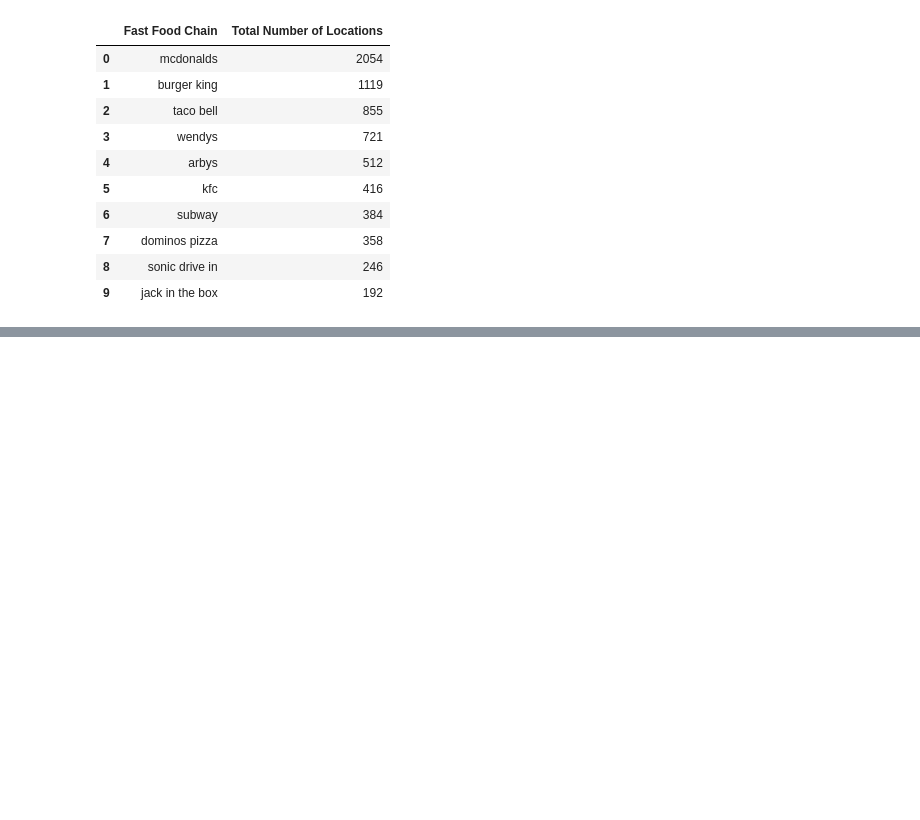
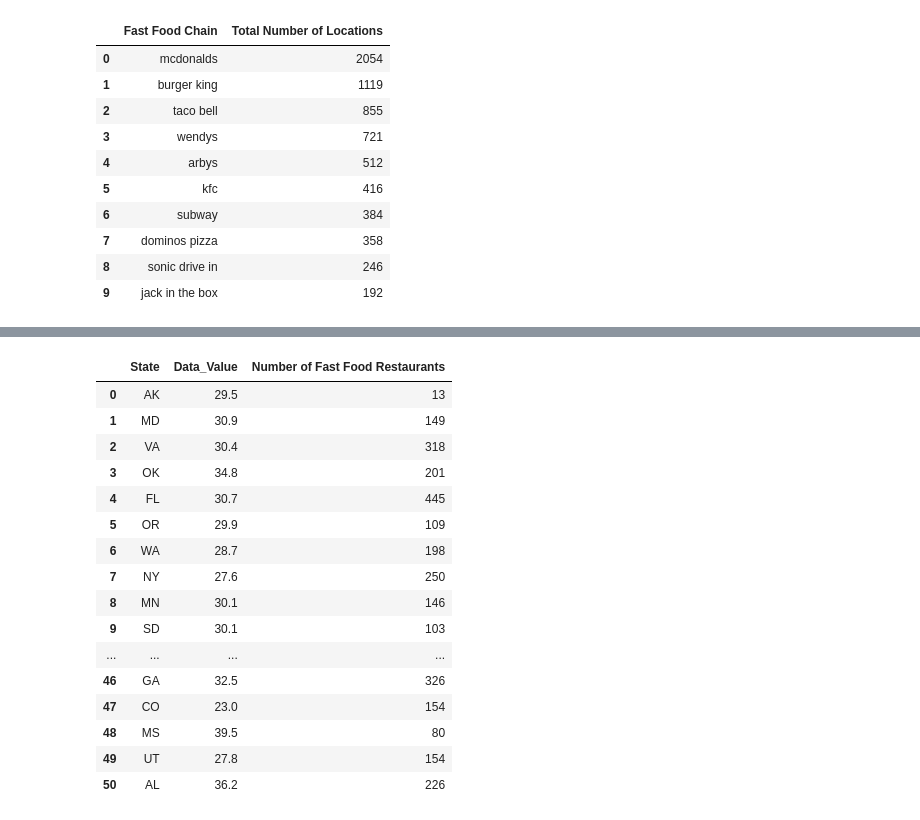
Before and after one commit to atpappa/Project1, a Jupyter notebook: DataExploration/FastFood.ipynb, the cells around one changed output, grey strips where cells are left out. Saved outputs shown, nothing was run; the diff lists cells and outputs as text; code cells hidden in the pictures; blank space fills up the shorter version.

```diff
--- a/DataExploration/FastFood.ipynb
+++ b/DataExploration/FastFood.ipynb
@@ -315,0 +391,3 @@ plt.show()
+# %%
+obesity_state = filter5_data[["LocationAbbr", "Data_Value"]]
+obesity_state
@@ -315,0 +412,4 @@ plt.show()
+# %%
+# rename columns
+obesity_state = obesity_state.rename(columns={"LocationAbbr": "State"})
+obesity_state.head()
@@ -315,0 +461,22 @@ plt.show()
+# %%
+# Merging data frames
+grouped_data = pd.merge(obesity_state, food_states, on="State", how="inner")
+grouped_data
+# %% [output]
+|  | State | Data_Value | Number of Fast Food Restaurants |
+| 0 | AK | 29.5 | 13 |
+| 1 | MD | 30.9 | 149 |
+| 2 | VA | 30.4 | 318 |
+| 3 | OK | 34.8 | 201 |
+| 4 | FL | 30.7 | 445 |
+| 5 | OR | 29.9 | 109 |
+| 6 | WA | 28.7 | 198 |
+| 7 | NY | 27.6 | 250 |
+| 8 | MN | 30.1 | 146 |
+| 9 | SD | 30.1 | 103 |
+| ... | ... | ... | ... |
+| 46 | GA | 32.5 | 326 |
+| 47 | CO | 23.0 | 154 |
+| 48 | MS | 39.5 | 80 |
+| 49 | UT | 27.8 | 154 |
+| 50 | AL | 36.2 | 226 |
```
Also changed, not shown: parts of 20 cells of this notebook.
